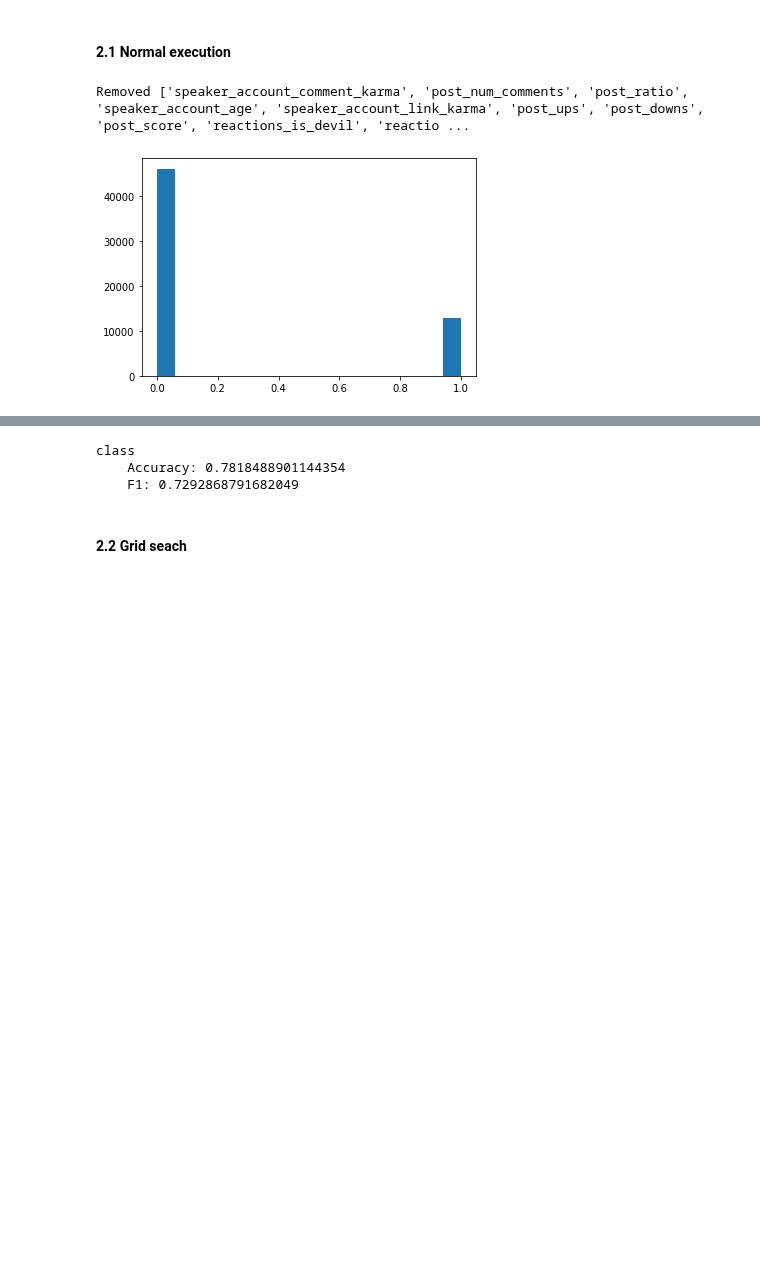
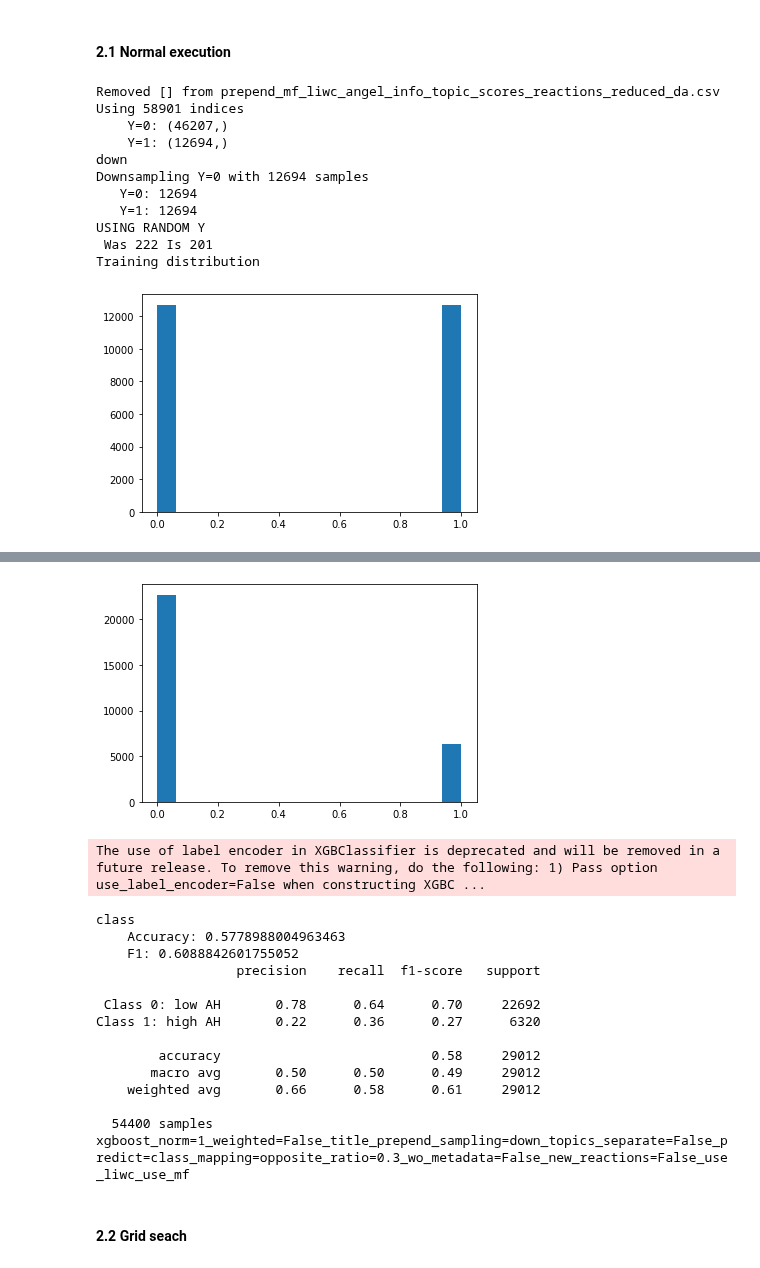
Before and after one commit to Hadjimina/Reddit_Morality_Analysis, a Jupyter notebook: feature_analysis/Jupiter Notebooks/interaction analysis.ipynb, the cells around one changed output, grey strips where cells are left out. Saved outputs shown, nothing was run; the diff lists cells and outputs as text; code cells hidden in the pictures; blank space fills up the shorter version.

Commit message:
WIP regression bucket downsampling

```diff
--- a/feature_analysis/Jupiter Notebooks/interaction analysis.ipynb
+++ b/feature_analysis/Jupiter Notebooks/interaction analysis.ipynb
@@ -382,7 +413,7 @@ def print_metrics(y_test, y_pred):
 # %%
 print("CLASSIFICATION\n----" if params["predict"]=="class" else "REGRESSION\n----")
 
-xgboost = xgb.XGBClassifier(verbosity = 0, random_state=42,tree_method='gpu_hist') if params["predict"] == "class" else xgb.XGBRegressor(verbosity = 0, random_state=42,tree_method='gpu_hist')
+xgboost = xgb.XGBClassifier(verbosity = 0, random_state=42) if params["predict"] == "class" else xgb.XGBRegressor(verbosity = 0, random_state=42)
 classifiers = (xgboost, "xgboost")
 
 print("Models:\n"+classifiers[1])
@@ -411,12 +445,28 @@ Classification params:
 #### 2.1 Normal execution
 # %%
 clf_name = get_clf_name(params, classifiers[1])
-X_train, y_train, X_test, y_test, feat_name_lst = get_train_test_split()
+X_train, y_train, X_test, y_test, feat_name_lst = get_train_test_split(params)
+print("Training distribution")
 _ = plt.hist(y_train, bins='auto')
+plt.show()
+print("Testing distribution")
+_ = plt.hist(y_test, bins='auto')
 plt.show()
 xgboost.fit(X_train, y_train)
 y_pred = xgboost.predict(X_test)
 print_metrics(y_test, y_pred)
+print(f"  {len(y_test)+len(y_train)} samples")
+print(clf_name)
 # %% [output]
-Removed ['speaker_account_comment_karma', 'post_num_comments', 'post_ratio', 'speaker_account_age', 'speaker_account_link_karma', 'post_ups', 'post_downs', 'post_score', 'reactions_is_devil', 'reactio ...
+Removed [] from prepend_mf_liwc_angel_info_topic_scores_reactions_reduced_da.csv
+Using 58901 indices
+    Y=0: (46207,)
+    Y=1: (12694,)
+down
+Downsampling Y=0 with 12694 samples
+   Y=0: 12694
+   Y=1: 12694
+USING RANDOM Y
+ Was 222 Is 201
+Training distribution
-[figure, old version]
+[figure, new version]
@@ -424,6 +474,19 @@ The use of label encoder in XGBClassifier is deprecated and will be removed in a
+[figure, added]
-class
-    Accuracy: 0.7818488901144354
-    F1: 0.7292868791682049
+The use of label encoder in XGBClassifier is deprecated and will be removed in a future release. To remove this warning, do the following: 1) Pass option use_label_encoder=False when constructing XGBC ...
+class
+    Accuracy: 0.5778988004963463
+    F1: 0.6088842601755052
+                  precision    recall  f1-score   support
+
+ Class 0: low AH       0.78      0.64      0.70     22692
+Class 1: high AH       0.22      0.36      0.27      6320
+
+        accuracy                           0.58     29012
+       macro avg       0.50      0.50      0.49     29012
+    weighted avg       0.66      0.58      0.61     29012
+
+  54400 samples
+xgboost_norm=1_weighted=False_title_prepend_sampling=down_topics_separate=False_predict=class_mapping=opposite_ratio=0.3_wo_metadata=False_new_reactions=False_use_liwc_use_mf
 # %% [markdown]
 #### 2.2 Grid seach
 # %%
```
Also changed, not shown: parts of 8 cells of this notebook.
